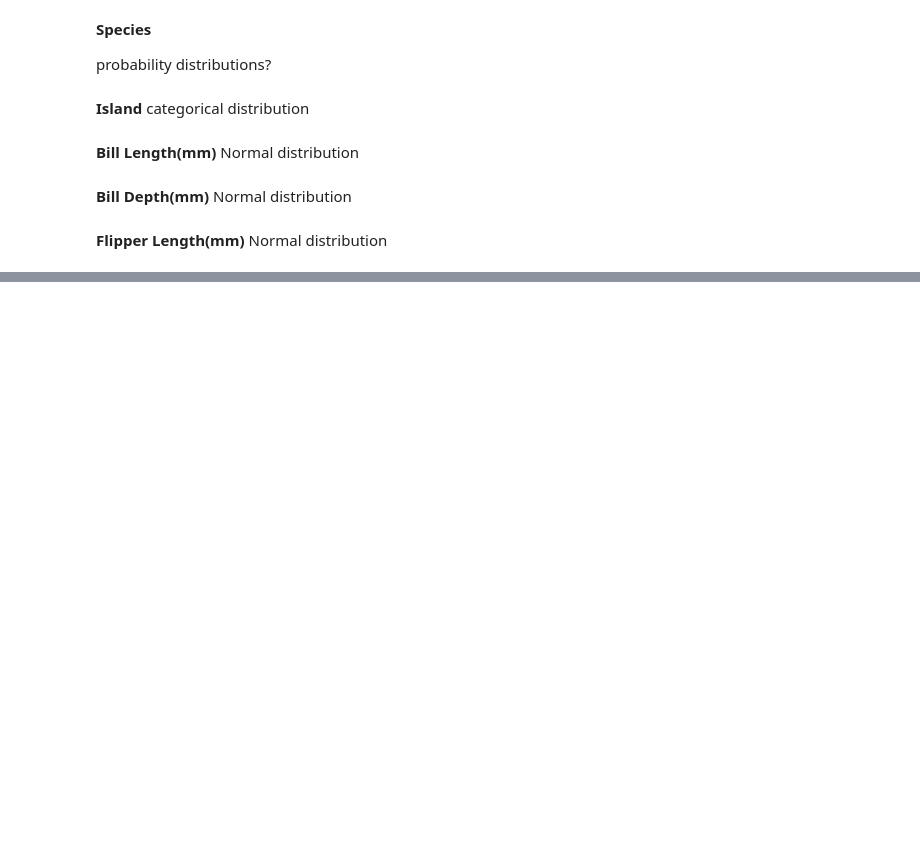
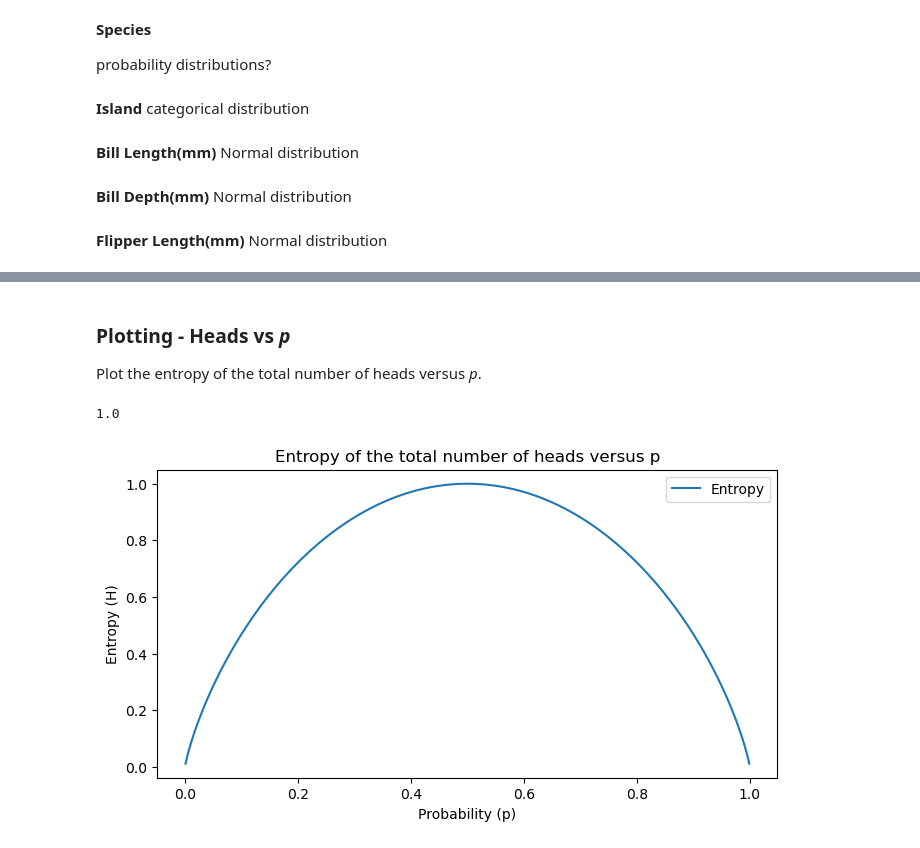
Before and after one commit to conortierney/fund-data-project, a Jupyter notebook: tasks.ipynb, the cells around one changed output, grey strips where cells are left out. Saved outputs shown, nothing was run; the diff lists cells and outputs as text; code cells hidden in the pictures; blank space fills up the shorter version.

```diff
--- a/tasks.ipynb
+++ b/tasks.ipynb
@@ -256,0 +281,29 @@ https://www.merriam-webster.com/dictionary/entropy#:~:text=broadly%20%3A%20the%2
+# %% [markdown]
+### Plotting - Heads vs *p*
+Plot the entropy of the total number of heads versus *p*.
+# %%
+# Code the Entropy using numpy.
+# Define Entropy as H.
+def H(p):
+  return -(1 - p) * np.log2(1.0 - p) - p * np.log2(p)
+# %%
+# If the probability of 1 is half (50%) as we see in plot above
+H(0.5)
+# %% [output]
+1.0
+# %%
+# Create an empty plot.
+fig, ax = plt.subplots(figsize=(8,4))
+
+# Define a range of probability values for the coin giving heads.
+p = np.linspace(0.001, 0.999, 10001)
+
+# Plot H(p).
+ax.plot(p, H(p), label ='Entropy');
+ax.set_title('Entropy of the total number of heads versus p')
+ax.set_xlabel('Probability (p)')
+ax.set_ylabel('Entropy (H)')
+ax.legend()
+plt.show()
+# %% [output]
+[figure, added]
```
Also changed, not shown: parts of 22 cells of this notebook, 1 other file.
